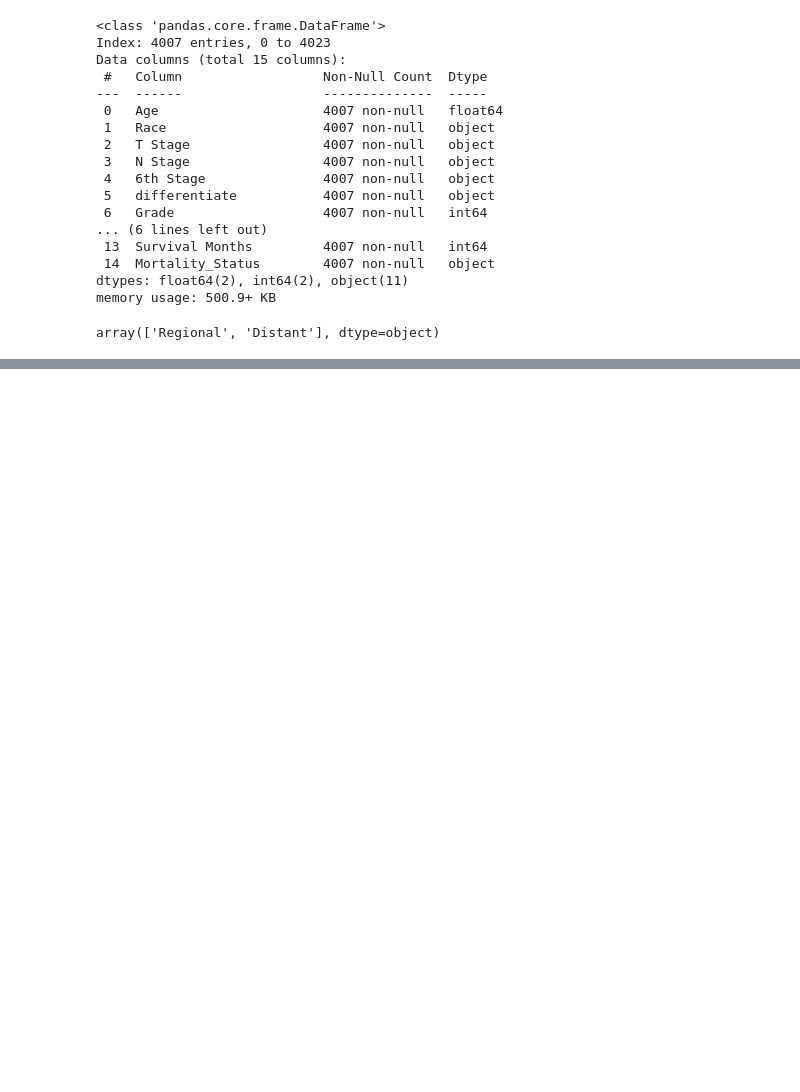
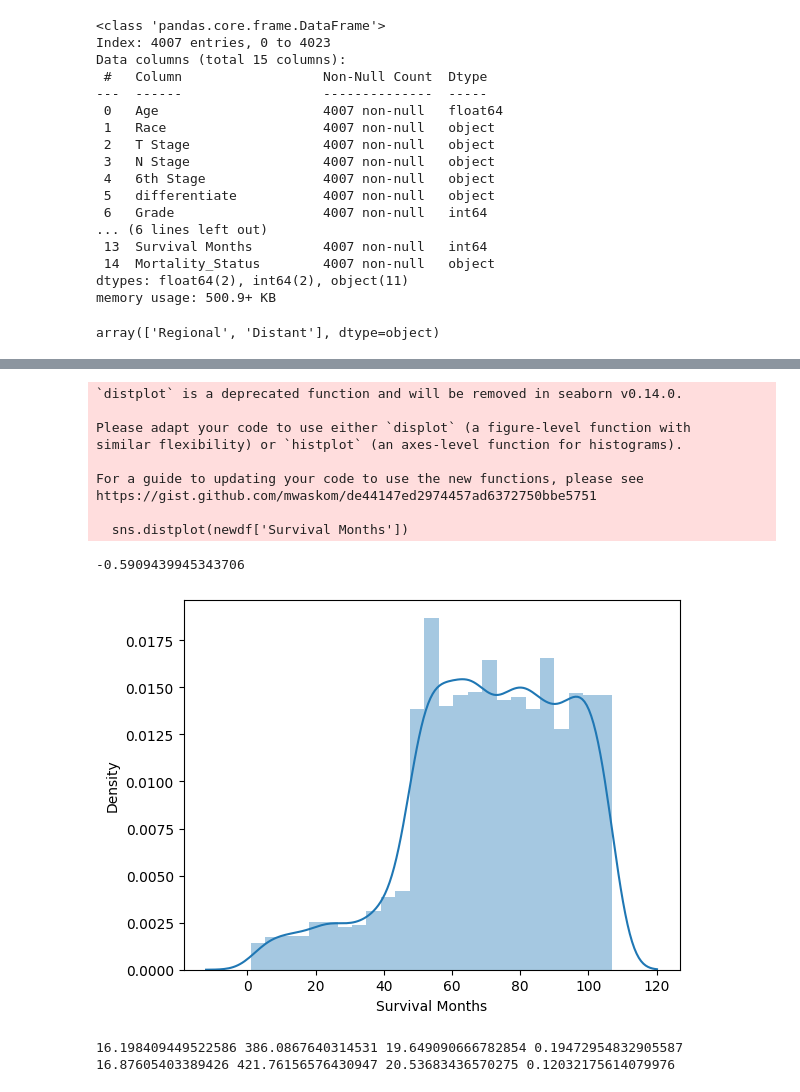
Before and after one commit to AliAhmed354/Final-Year-Project, a Jupyter notebook: FYP.ipynb, the cells around one changed output, grey strips where cells are left out. Drawn from its saved outputs; the diff is of its cells as text; code cells hidden in the pictures; blank space fills up the shorter version.

```diff
--- a/FYP.ipynb
+++ b/FYP.ipynb
@@ -183,0 +460,35 @@ df.describe()
+# %%
+# lin regression for predicting survival months
+
+from sklearn.linear_model import LinearRegression
+from scipy.stats import skew
+
+##checking distribution
+sns.distplot(newdf['Survival Months'])
+#plt.show()
+
+linregX = newdf.drop(columns=['Survival Months'])
+linregY = newdf['Survival Months']
+
+linregXtrain, linregXtest, linregYtrain, linregYtest = train_test_split(
+    linregX, linregY, test_size = 0.2, random_state=10
+)
+
+regressor = LinearRegression()
+regressor.fit(linregXtrain, linregYtrain)
+
+linregpred = regressor.predict(linregXtest)
+
+print(skew(linregY))
+# %% [output]
+`distplot` is a deprecated function and will be removed in seaborn v0.14.0.
+
+Please adapt your code to use either `displot` (a figure-level function with
+similar flexibility) or `histplot` (an axes-level function for histograms).
+
+For a guide to updating your code to use the new functions, please see
+https://gist.github.com/mwaskom/de44147ed2974457ad6372750bbe5751
+
+  sns.distplot(newdf['Survival Months'])
+-0.5909439945343706
+[figure, added]
@@ -183,0 +513,20 @@ df.describe()
+# %%
+## evaluating regression models
+
+from sklearn.metrics import mean_absolute_error, mean_squared_error, r2_score
+
+linmae = mean_absolute_error(linregYtest, linregpred)
+linmse = mean_squared_error(linregYtest, linregpred)
+linrmse = np.sqrt(linmse)
+linr2 = r2_score(linregYtest, linregpred)
+
+rfrmae = mean_absolute_error(rfrYtest, rfrYpred)
+rfrmse = mean_squared_error(rfrYtest, rfrYpred)
+rfrrmse = np.sqrt(rfrmse)
+rfrr2 = r2_score(rfrYtest, rfrYpred)
+
+print(linmae, linmse,linrmse, linr2)
+print(rfrmae, rfrmse,rfrrmse, rfrr2)
+# %% [output]
+16.198409449522586 386.0867640314531 19.649090666782854 0.19472954832905587
+16.87605403389426 421.76156576430947 20.53683436570275 0.12032175614079976
```
Also changed, not shown: parts of 22 cells of this notebook.
